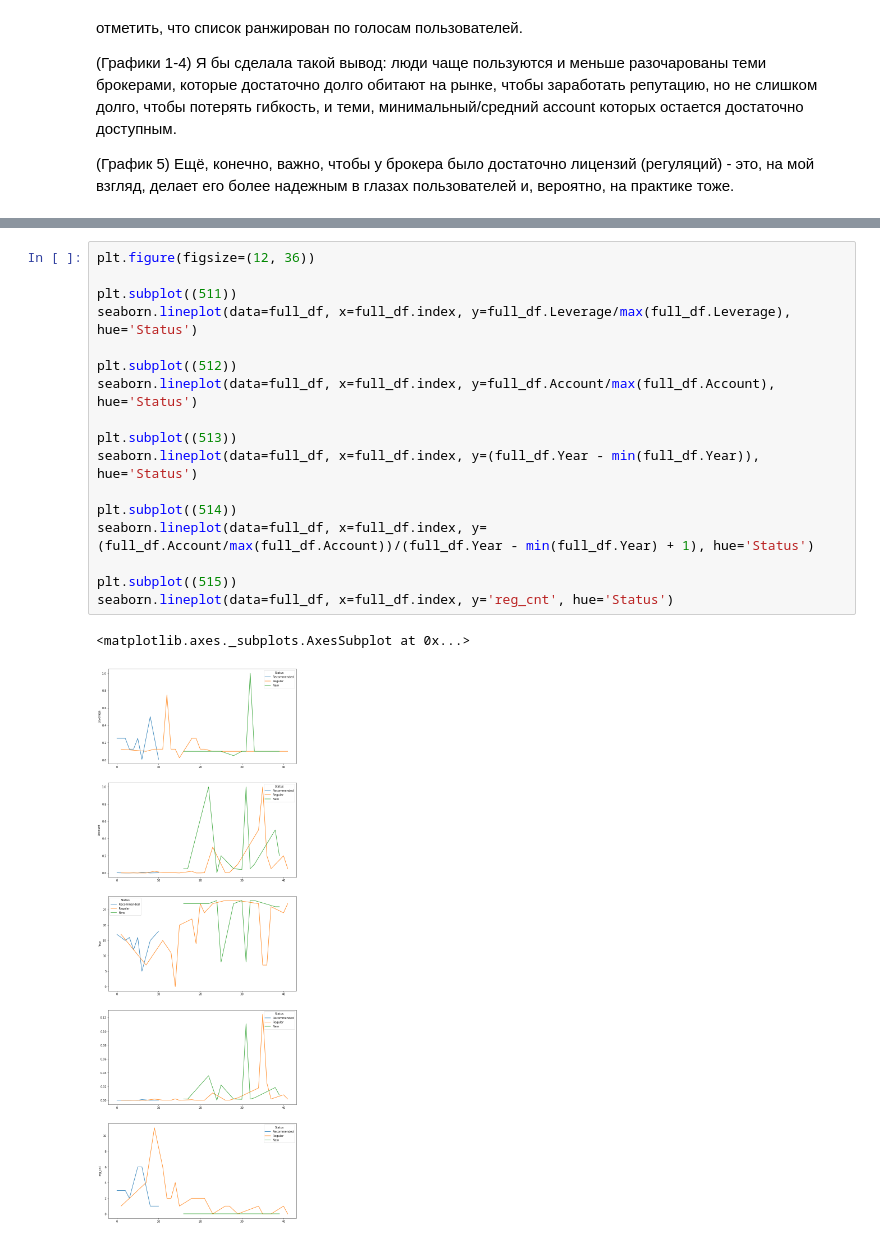
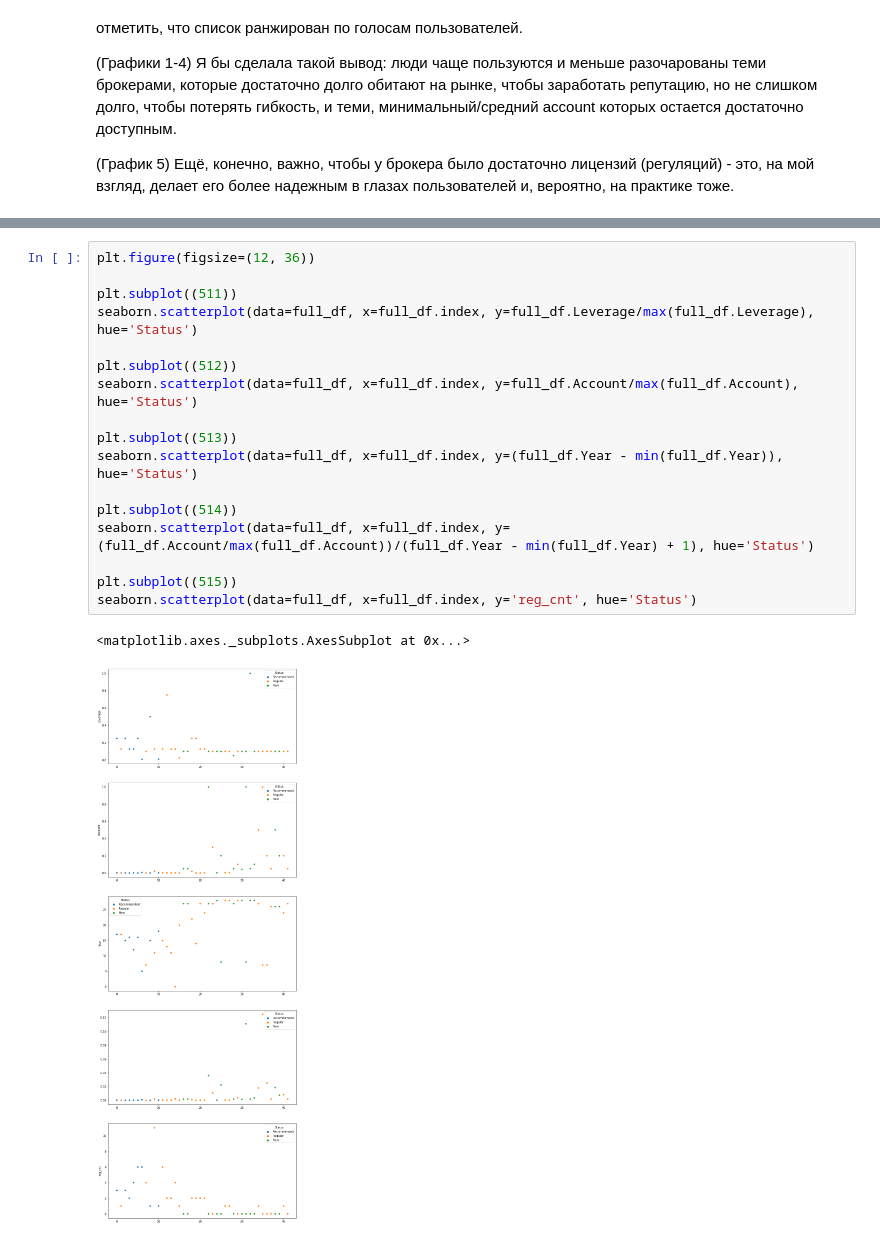
Before and after one commit to sebassonse/startup_test, a Jupyter notebook: kinda_homework.ipynb, the cells around one changed output, grey strips where cells are left out. Saved outputs shown, nothing was run; the diff lists cells and outputs as text.

```diff
--- a/kinda_homework.ipynb
+++ b/kinda_homework.ipynb
@@ -213,20 +213,20 @@ full_df.head()
 # %%
 plt.figure(figsize=(12, 36))
 
 plt.subplot((511))
-seaborn.lineplot(data=full_df, x=full_df.index, y=full_df.Leverage/max(full_df.Leverage), hue='Status')
+seaborn.scatterplot(data=full_df, x=full_df.index, y=full_df.Leverage/max(full_df.Leverage), hue='Status')
 
 plt.subplot((512))
-seaborn.lineplot(data=full_df, x=full_df.index, y=full_df.Account/max(full_df.Account), hue='Status')
+seaborn.scatterplot(data=full_df, x=full_df.index, y=full_df.Account/max(full_df.Account), hue='Status')
 
 plt.subplot((513))
-seaborn.lineplot(data=full_df, x=full_df.index, y=(full_df.Year - min(full_df.Year)), hue='Status')
+seaborn.scatterplot(data=full_df, x=full_df.index, y=(full_df.Year - min(full_df.Year)), hue='Status')
 
 plt.subplot((514))
-seaborn.lineplot(data=full_df, x=full_df.index, y=(full_df.Account/max(full_df.Account))/(full_df.Year - min(full_df.Year) + 1), hue='Status')
+seaborn.scatterplot(data=full_df, x=full_df.index, y=(full_df.Account/max(full_df.Account))/(full_df.Year - min(full_df.Year) + 1), hue='Status')
 
 plt.subplot((515))
-seaborn.lineplot(data=full_df, x=full_df.index, y='reg_cnt', hue='Status')
+seaborn.scatterplot(data=full_df, x=full_df.index, y='reg_cnt', hue='Status')
 # %% [output]
 <matplotlib.axes._subplots.AxesSubplot at 0x...>
-[figure, old version]
+[figure, new version]
```
